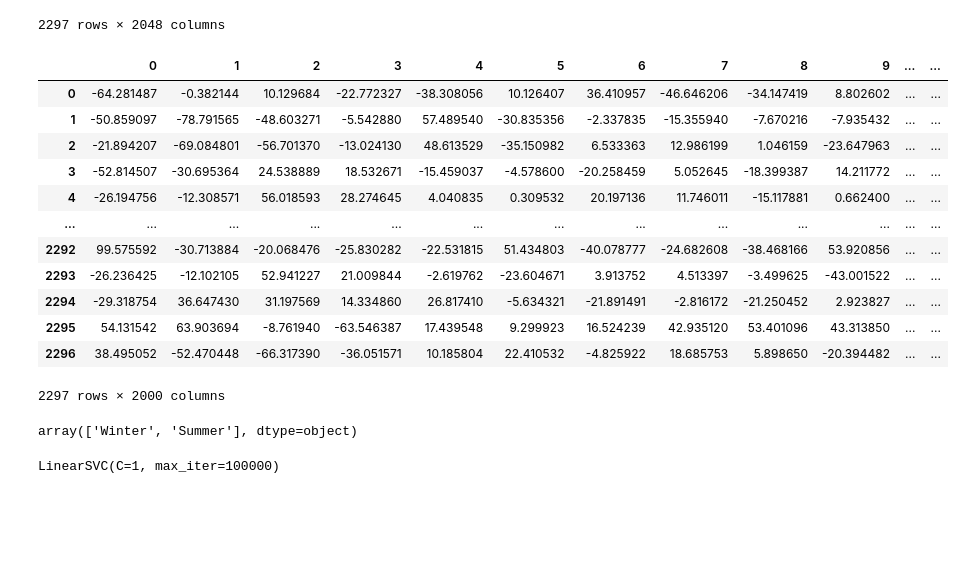
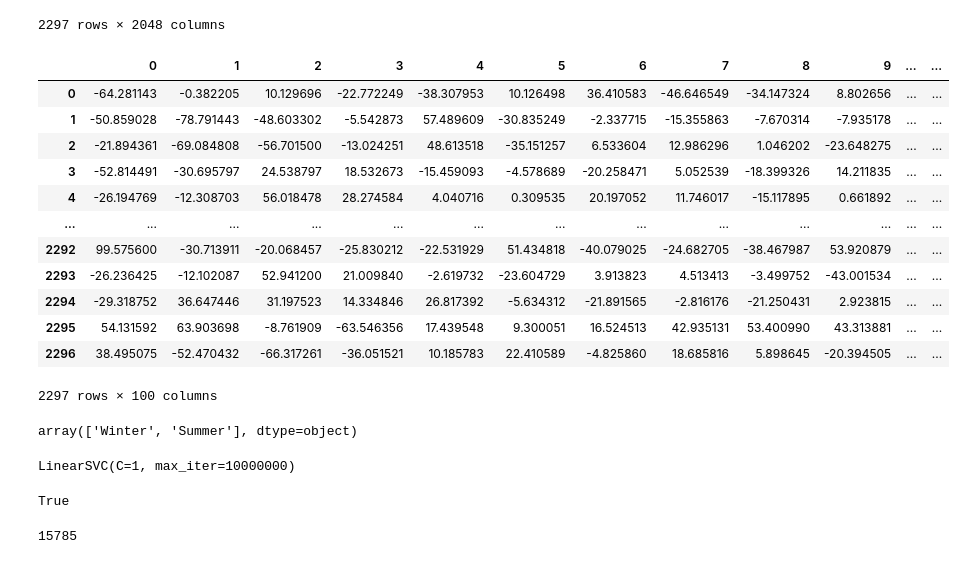
Before and after one commit to jeremypuchta/interactive-exploration-embedding-space, a Jupyter notebook: interactive-exploration-nd-embedding-space.ipynb, the cells around one changed output. Drawn from its saved outputs; the diff is of its cells as text; code cells hidden in the pictures; blank space fills up the shorter version.

```diff
--- a/interactive-exploration-nd-embedding-space.ipynb
+++ b/interactive-exploration-nd-embedding-space.ipynb
@@ -81,25 +82,25 @@ df_embs_filtered
 2297 rows × 2048 columns
 # %%
 # Perform PCA over the embeddings to reduce dimensionality
-num_feature_dimensions = 2000  # Set the number of embedding dimensions
+num_feature_dimensions = 100  # Set the number of embedding dimensions
 pca = PCA(n_components = num_feature_dimensions)
 embs_compressed = pca.fit_transform(df_embs_filtered)
 df_embs_filtered_compressed = pd.DataFrame(embs_compressed)
 df_embs_filtered_compressed
 # %% [output]
 |  | 0 | 1 | 2 | 3 | 4 | 5 | 6 | 7 | 8 | 9 | ... | ... |
-| 0 | -64.281487 | -0.382144 | 10.129684 | -22.772327 | -38.308056 | 10.126407 | 36.410957 | -46.646206 | -34.147419 | 8.802602 | ... | ... |
-| 1 | -50.859097 | -78.791565 | -48.603271 | -5.542880 | 57.489540 | -30.835356 | -2.337835 | -15.355940 | -7.670216 | -7.935432 | ... | ... |
-| 2 | -21.894207 | -69.084801 | -56.701370 | -13.024130 | 48.613529 | -35.150982 | 6.533363 | 12.986199 | 1.046159 | -23.647963 | ... | ... |
-| 3 | -52.814507 | -30.695364 | 24.538889 | 18.532671 | -15.459037 | -4.578600 | -20.258459 | 5.052645 | -18.399387 | 14.211772 | ... | ... |
-| 4 | -26.194756 | -12.308571 | 56.018593 | 28.274645 | 4.040835 | 0.309532 | 20.197136 | 11.746011 | -15.117881 | 0.662400 | ... | ... |
+| 0 | -64.281143 | -0.382205 | 10.129696 | -22.772249 | -38.307953 | 10.126498 | 36.410583 | -46.646549 | -34.147324 | 8.802656 | ... | ... |
+| 1 | -50.859028 | -78.791443 | -48.603302 | -5.542873 | 57.489609 | -30.835249 | -2.337715 | -15.355863 | -7.670314 | -7.935178 | ... | ... |
+| 2 | -21.894361 | -69.084808 | -56.701500 | -13.024251 | 48.613518 | -35.151257 | 6.533604 | 12.986296 | 1.046202 | -23.648275 | ... | ... |
+| 3 | -52.814491 | -30.695797 | 24.538797 | 18.532673 | -15.459093 | -4.578689 | -20.258471 | 5.052539 | -18.399326 | 14.211835 | ... | ... |
+| 4 | -26.194769 | -12.308703 | 56.018478 | 28.274584 | 4.040716 | 0.309535 | 20.197052 | 11.746017 | -15.117895 | 0.661892 | ... | ... |
 | ... | ... | ... | ... | ... | ... | ... | ... | ... | ... | ... | ... | ... |
-| 2292 | 99.575592 | -30.713884 | -20.068476 | -25.830282 | -22.531815 | 51.434803 | -40.078777 | -24.682608 | -38.468166 | 53.920856 | ... | ... |
-| 2293 | -26.236425 | -12.102105 | 52.941227 | 21.009844 | -2.619762 | -23.604671 | 3.913752 | 4.513397 | -3.499625 | -43.001522 | ... | ... |
-| 2294 | -29.318754 | 36.647430 | 31.197569 | 14.334860 | 26.817410 | -5.634321 | -21.891491 | -2.816172 | -21.250452 | 2.923827 | ... | ... |
-| 2295 | 54.131542 | 63.903694 | -8.761940 | -63.546387 | 17.439548 | 9.299923 | 16.524239 | 42.935120 | 53.401096 | 43.313850 | ... | ... |
-| 2296 | 38.495052 | -52.470448 | -66.317390 | -36.051571 | 10.185804 | 22.410532 | -4.825922 | 18.685753 | 5.898650 | -20.394482 | ... | ... |
+| 2292 | 99.575600 | -30.713911 | -20.068457 | -25.830212 | -22.531929 | 51.434818 | -40.079025 | -24.682705 | -38.467987 | 53.920879 | ... | ... |
+| 2293 | -26.236425 | -12.102087 | 52.941200 | 21.009840 | -2.619732 | -23.604729 | 3.913823 | 4.513413 | -3.499752 | -43.001534 | ... | ... |
+| 2294 | -29.318752 | 36.647446 | 31.197523 | 14.334846 | 26.817392 | -5.634312 | -21.891565 | -2.816176 | -21.250431 | 2.923815 | ... | ... |
+| 2295 | 54.131592 | 63.903698 | -8.761909 | -63.546356 | 17.439548 | 9.300051 | 16.524513 | 42.935131 | 53.400990 | 43.313881 | ... | ... |
+| 2296 | 38.495075 | -52.470432 | -66.317261 | -36.051521 | 10.185783 | 22.410589 | -4.825860 | 18.685816 | 5.898645 | -20.394505 | ... | ... |
-2297 rows × 2000 columns
+2297 rows × 100 columns
 # %%
 # Map season values to either Spring or Winter
 for i, row in df_filtered.iterrows():
@@ -116,7 +117,7 @@ X = df_embs_filtered_compressed
 y = df_filtered["season"]
 scaler = StandardScaler()
 X_scaled = scaler.fit_transform(X)
-svm_clf = LinearSVC(C=1, max_iter=100000)
+svm_clf = LinearSVC(C=1, max_iter=10000000)
 svm_clf.fit(X_scaled, y)
 # %% [output]
-LinearSVC(C=1, max_iter=100000)
+LinearSVC(C=1, max_iter=10000000)
@@ -133,0 +124,17 @@ def get_nearest_neighbour(user_position, df, embs):
+# %%
+number_of_embeddings = df_filtered.shape[0]
+
+f = 100
+t = AnnoyIndex(f, 'euclidean')
+for index, row in df_embs_filtered_compressed.iterrows():
+    v = row.iloc[row.index].values.tolist()
+    t.add_item(index, v)
+
+t.build(10)
+t.save('annoy_index_100d.ann')
+# %% [output]
+True
+# %%
+get_nearest_neighbour(user_position, df_filtered)
+# %% [output]
+15785
```
Also changed, not shown: parts of 6 cells of this notebook, 3 other files.
